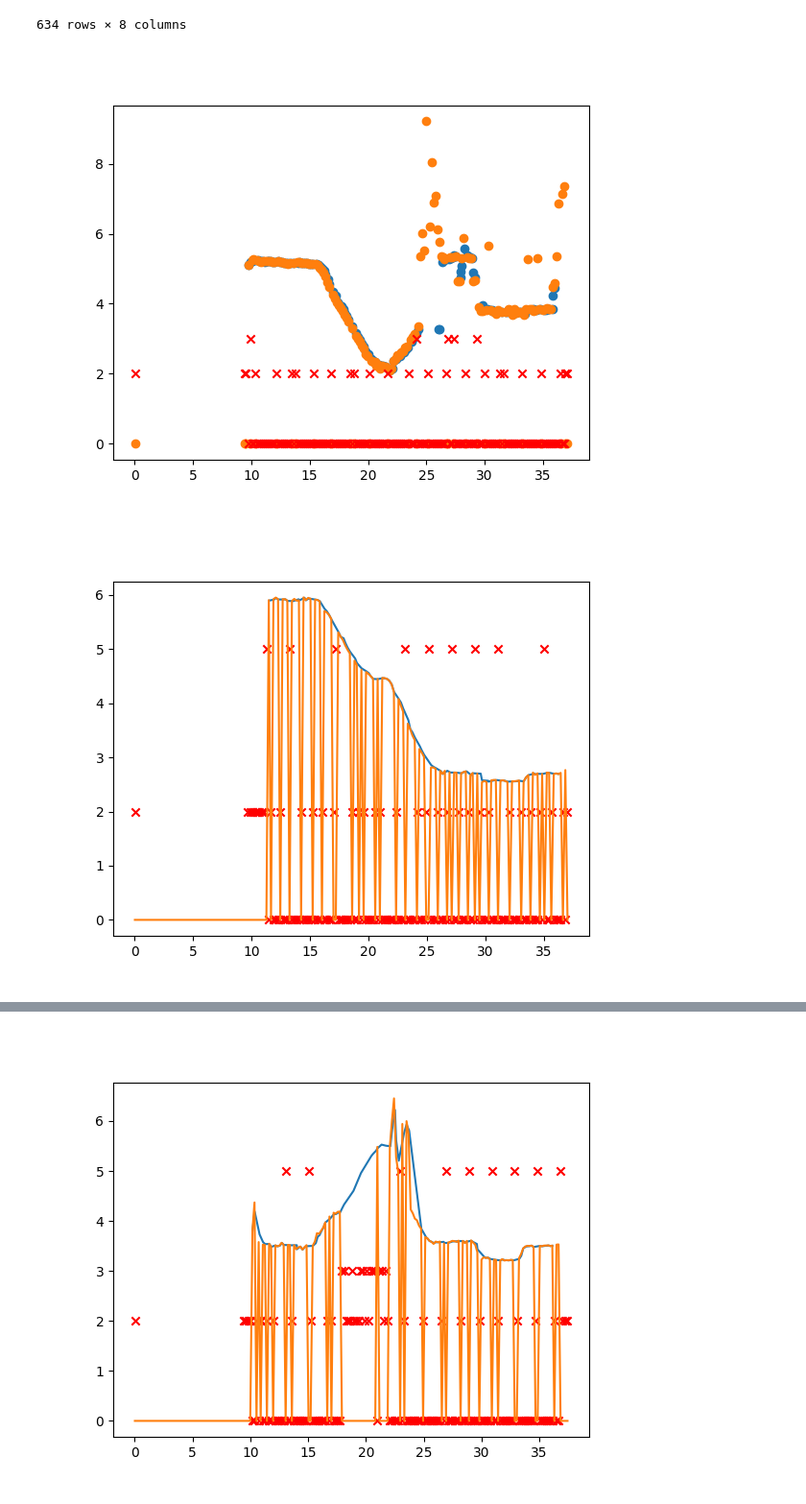
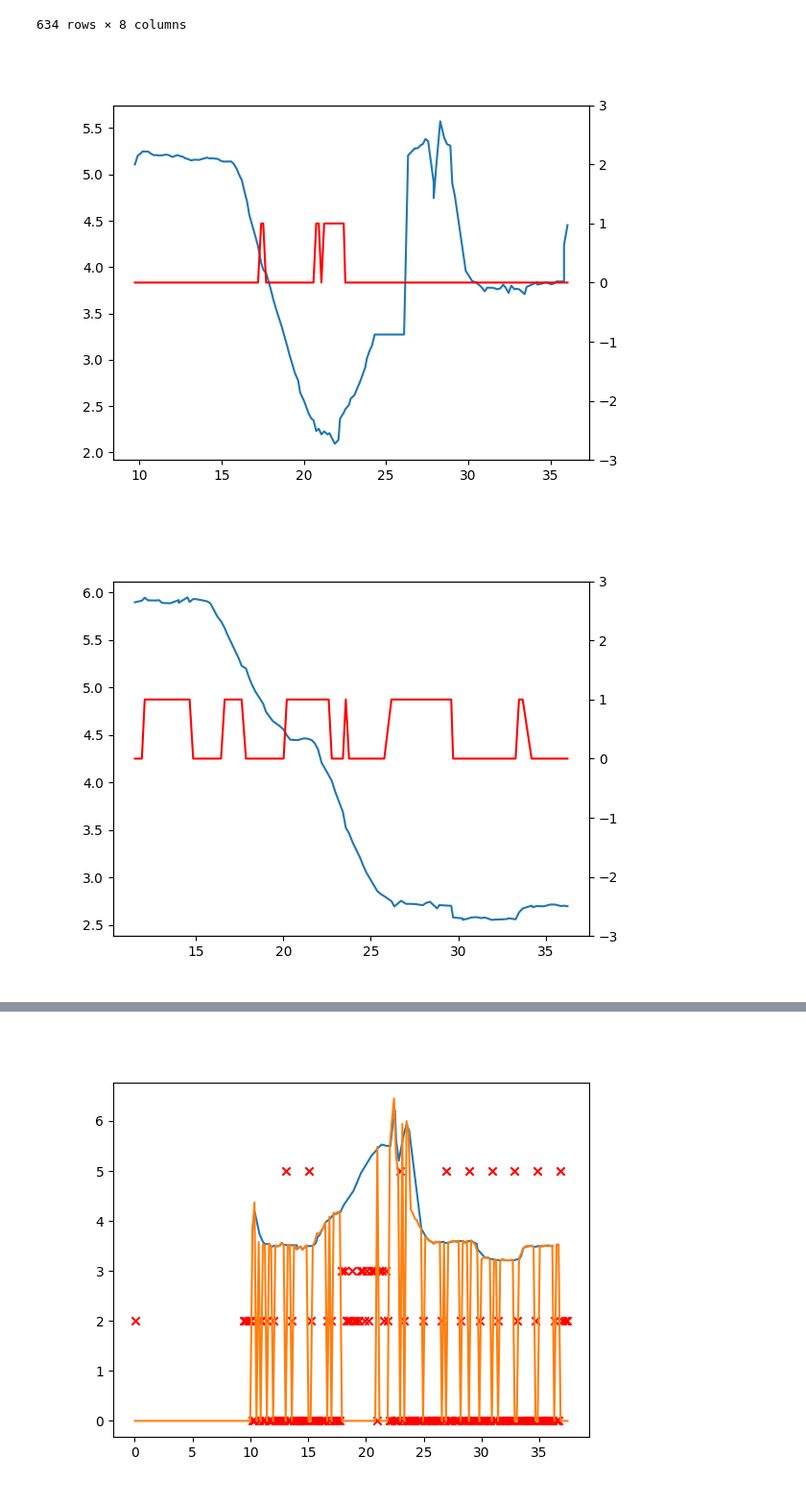
Before and after one commit to RyanJMah/fydp-rtls-server, a Jupyter notebook: data/analysis.ipynb, the cells around one changed output, grey strips where cells are left out. Shown at 96% size. Drawn from its saved outputs; the diff is of its cells as text; code cells hidden in the pictures.

```diff
--- a/data/analysis.ipynb
+++ b/data/analysis.ipynb
@@ -112,26 +112,36 @@ DISTANCE VS TIME FOR ANCHOR 0
 plt.figure()
 
 plt.plot(a0_ios_time, a0_ios_distance, label='a0_ios')
-plt.plot(a0_anchor_time, a0_anchor_distance, label='a0_anchor')
-plt.scatter(a0_anchor_time, a0_anchor_status, label='a0_anchor_status', marker='x', color='red')
+# plt.plot(a0_anchor_time, a0_anchor_distance, label='a0_anchor')
+# plt.scatter(a0_anchor_time, a0_anchor_status, label='a0_anchor_status', marker='x', color='red')
+
+ax2 = plt.twinx()
+ax2.set_ylim([-3, 3])
+ax2.plot(a0_ios_time, a0_ios_los, color="r")
+
 plt.show()
 # %% [output]
-[figure, old version]
+[figure, new version]
 # %%
 %matplotlib widget
 
 """
 DISTANCE VS TIME FOR ANCHOR 1
 """
 
 plt.figure()
 
 plt.plot(a1_ios_time, a1_ios_distance, label='a1_ios')
-plt.plot(a1_anchor_time, a1_anchor_distance, label='a1_anchor')
-plt.scatter(a1_anchor_time, a1_anchor_status, label='a1_anchor_status', marker='x', color='red')
+# plt.plot(a1_anchor_time, a1_anchor_distance, label='a1_anchor')
+# plt.scatter(a1_anchor_time, a1_anchor_status, label='a1_anchor_status', marker='x', color='red')
+
+ax2 = plt.twinx()
+ax2.set_ylim([-3, 3])
+ax2.plot(a1_ios_time, a1_ios_los, color="r")
+
 plt.show()
 # %% [output]
-[figure, old version]
+[figure, new version]
 # %%
 %matplotlib widget
 
```
Also changed, not shown: parts of 2 cells of this notebook, 5 other files.
